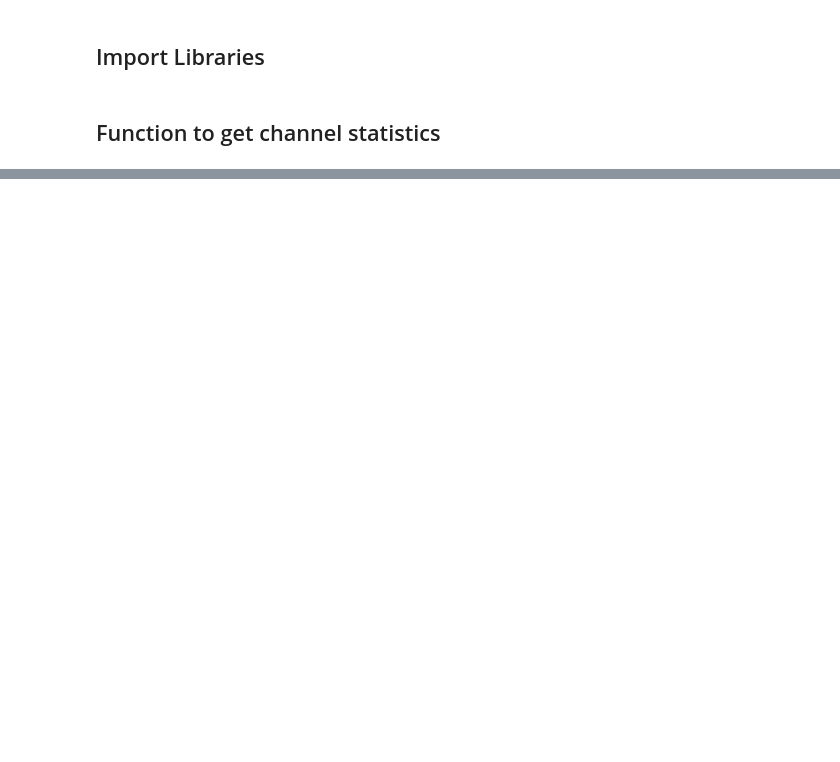
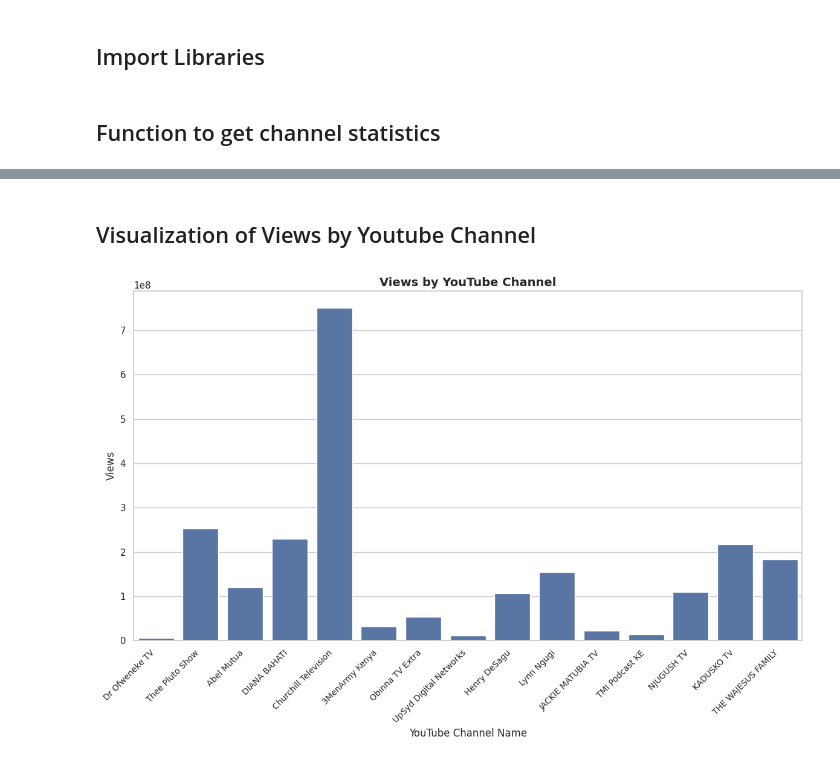
Before and after one commit to The-alpha-male/Kenya-YouTube-Analysis-Using-YouTube-API, a Jupyter notebook: Youtube-analysis.ipynb, the cells around one changed output, grey strips where cells are left out. Saved outputs shown, nothing was run; the diff lists cells and outputs as text; code cells hidden in the pictures; blank space fills up the shorter version.

```diff
--- a/Youtube-analysis.ipynb
+++ b/Youtube-analysis.ipynb
@@ -52,0 +121,24 @@ get_channel_stats(youtube,channel_ids)
+# %% [markdown]
+## Visualization of Views by Youtube Channel
+# %%
+# Set figure size and style
+sns.set(style="whitegrid", rc={'figure.figsize':(12, 8)})
+
+# Create the barplot
+ax = sns.barplot(x='Channel_name', y='Views', data=channel_data)
+
+# Improve x-axis labels
+plt.xticks(rotation=45, ha='right', fontsize=10)
+
+# Add axis labels and a title
+ax.set_xlabel('YouTube Channel Name', fontsize=12)
+ax.set_ylabel('Views', fontsize=12)
+ax.set_title('Views by YouTube Channel', fontsize=14, weight='bold')
+
+# Adjust spacing to prevent overlap
+plt.tight_layout()
+
+# Show the plot
+plt.show()
+# %% [output]
+[figure, added]
```
Also changed, not shown: parts of 35 cells of this notebook.
